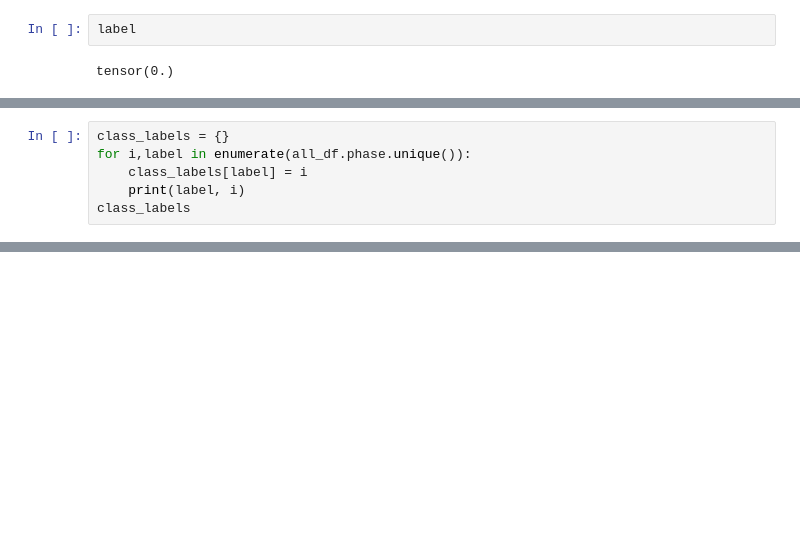
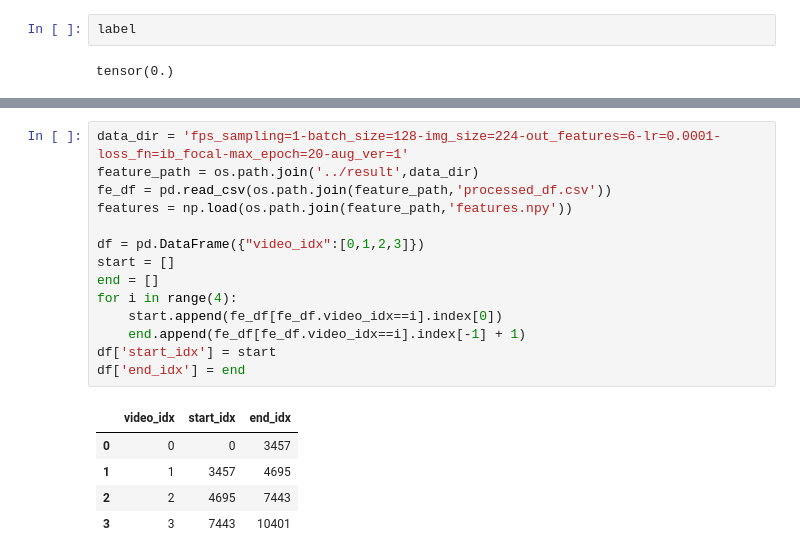
Before and after one commit to kobayshitaichi/SurgSum, a Jupyter notebook: src/check_modules.ipynb, the cells around one changed output, grey strips where cells are left out. Cells and saved outputs as stored; diff of their text form; blank space fills up the shorter version.

```diff
--- a/src/check_modules.ipynb
+++ b/src/check_modules.ipynb
@@ -156,6 +167,0 @@ array(['irrelevant', 'design', 'anesthesia', 'incision', 'hemostasis',
-# %%
-class_labels = {}
-for i,label in enumerate(all_df.phase.unique()):
-    class_labels[label] = i
-    print(label, i)
-class_labels
@@ -189,0 +251,20 @@ class_labels = {
+# %%
+data_dir = 'fps_sampling=1-batch_size=128-img_size=224-out_features=6-lr=0.0001-loss_fn=ib_focal-max_epoch=20-aug_ver=1'
+feature_path = os.path.join('../result',data_dir)
+fe_df = pd.read_csv(os.path.join(feature_path,'processed_df.csv'))
+features = np.load(os.path.join(feature_path,'features.npy'))
+
+df = pd.DataFrame({"video_idx":[0,1,2,3]})
+start = []
+end = []
+for i in range(4):
+    start.append(fe_df[fe_df.video_idx==i].index[0])
+    end.append(fe_df[fe_df.video_idx==i].index[-1] + 1)
+df['start_idx'] = start
+df['end_idx'] = end
+# %% [output]
+|  | video_idx | start_idx | end_idx |
+| 0 | 0 | 0 | 3457 |
+| 1 | 1 | 3457 | 4695 |
+| 2 | 2 | 4695 | 7443 |
+| 3 | 3 | 7443 | 10401 |
```
Also changed, not shown: parts of 33 cells of this notebook, 18 other files.
